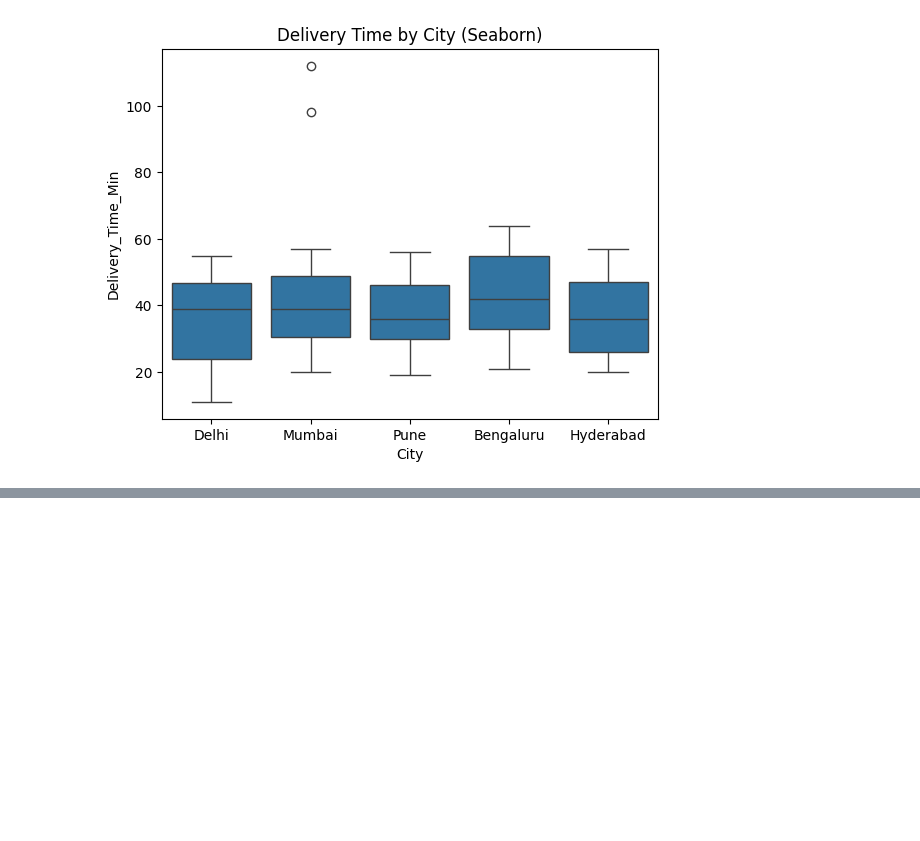
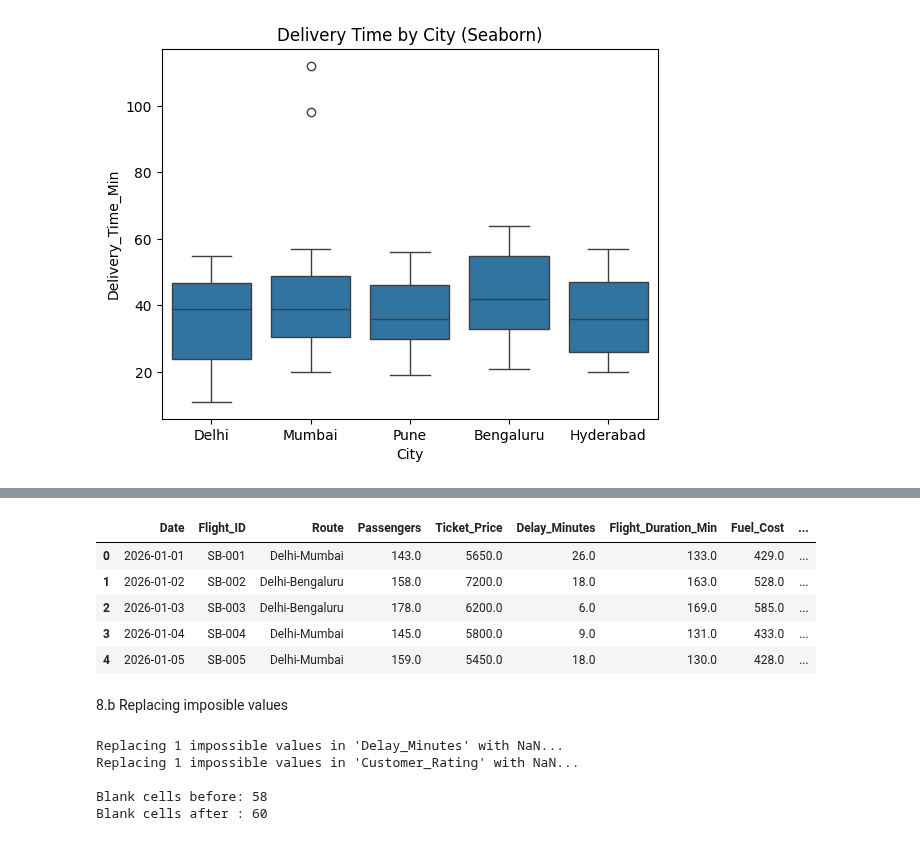
Before and after one commit to prachisingh007-igmt/DAM, a Jupyter notebook: DAP_lecture3.ipynb, the cells around one changed output, grey strips where cells are left out. Cells and saved outputs as stored; diff of their text form; code cells hidden in the pictures; blank space fills up the shorter version.

```diff
--- a/DAP_lecture3.ipynb
+++ b/DAP_lecture3.ipynb
@@ -255,0 +307,51 @@ plt.show()
+# %%
+# Load the correct sheet containing the raw flight logs
+df_airline_cleaned = pd.read_excel(
+    "/content/SkyBridge_Airline_Data (1).xlsx",
+    sheet_name="Unclean_Data"
+)
+
+# Display the first few rows of the actual dataset
+display(df_airline_cleaned.head())
+# %% [output]
+|  | Date | Flight_ID | Route | Passengers | Ticket_Price | Delay_Minutes | Flight_Duration_Min | Fuel_Cost | ... |
+| 0 | 2026-01-01 | SB-001 | Delhi-Mumbai | 143.0 | 5650.0 | 26.0 | 133.0 | 429.0 | ... |
+| 1 | 2026-01-02 | SB-002 | Delhi-Bengaluru | 158.0 | 7200.0 | 18.0 | 163.0 | 528.0 | ... |
+| 2 | 2026-01-03 | SB-003 | Delhi-Bengaluru | 178.0 | 6200.0 | 6.0 | 169.0 | 585.0 | ... |
+| 3 | 2026-01-04 | SB-004 | Delhi-Mumbai | 145.0 | 5800.0 | 9.0 | 131.0 | 433.0 | ... |
+| 4 | 2026-01-05 | SB-005 | Delhi-Mumbai | 159.0 | 5450.0 | 18.0 | 130.0 | 428.0 | ... |
+# %% [markdown]
+8.b Replacing imposible values
+# %%
+# 1. Initialize df and raw using our successfully loaded airline dataset
+raw = df_airline_cleaned.copy()
+df = raw.copy()
+
+# 2. Define operational rules for the airline dataset
+# For example, Delay_Minutes should be 0 or positive, and Customer_Rating should be between 1 and 5
+rules = {
+    "Delay_Minutes": (0, 1440),
+    "Customer_Rating": (1.0, 5.0)
+}
+
+# 3. Find and replace impossible values with NaN (missing values)
+for col, (low, high) in rules.items():
+    if col in df.columns:
+        # Find rows violating the bounds
+        bad_rows = df[(df[col] < low) | (df[col] > high)].index
+        if len(bad_rows) > 0:
+            print(f"Replacing {len(bad_rows)} impossible values in '{col}' with NaN...")
+            df.loc[bad_rows, col] = np.nan
+
+# Print a blank line to improve readability
+print()
+
+# Count all missing cells in the original dataset vs the cleaned dataset
+print("Blank cells before:", raw.isnull().sum().sum())
+print("Blank cells after :", df.isnull().sum().sum())
+# %% [output]
+Replacing 1 impossible values in 'Delay_Minutes' with NaN...
+Replacing 1 impossible values in 'Customer_Rating' with NaN...
+
+Blank cells before: 58
+Blank cells after : 60
```
Also changed, not shown: parts of 14 cells of this notebook.
